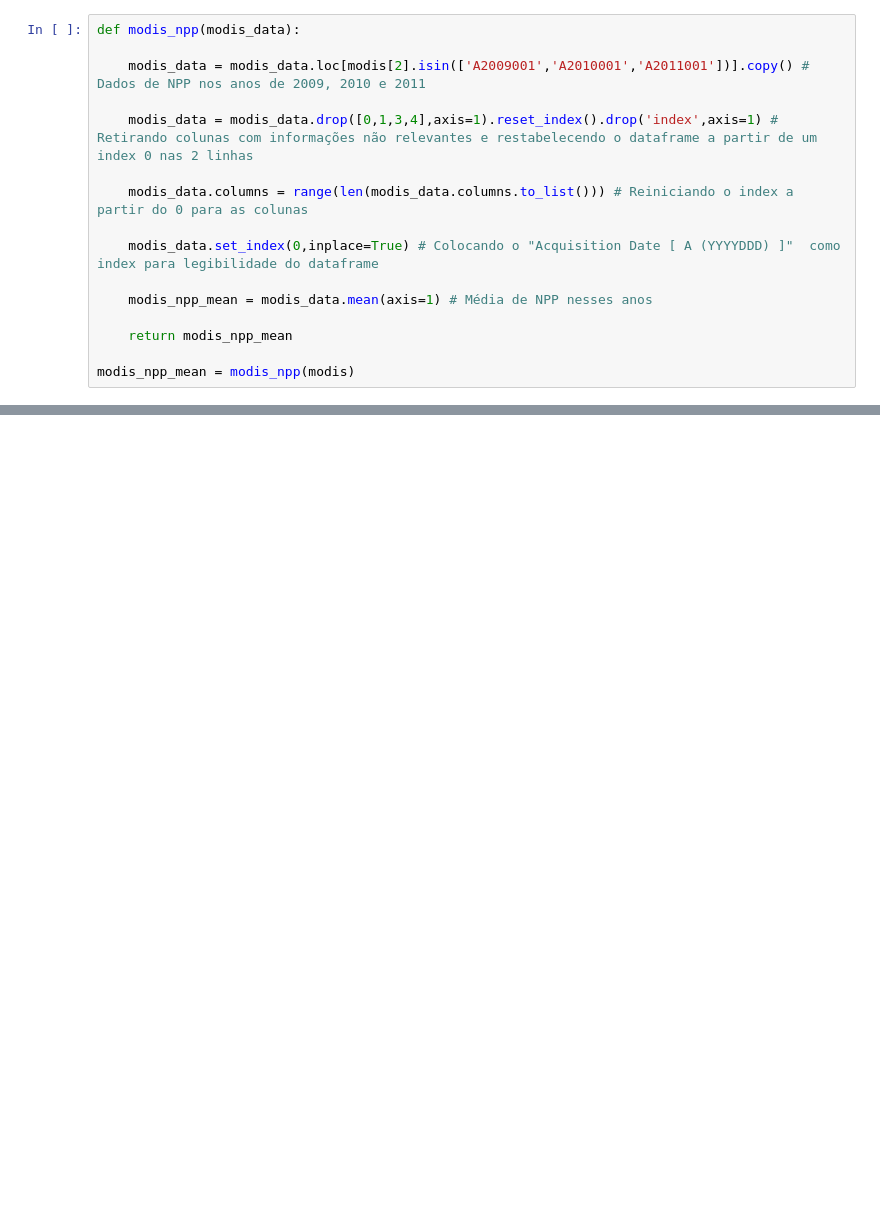
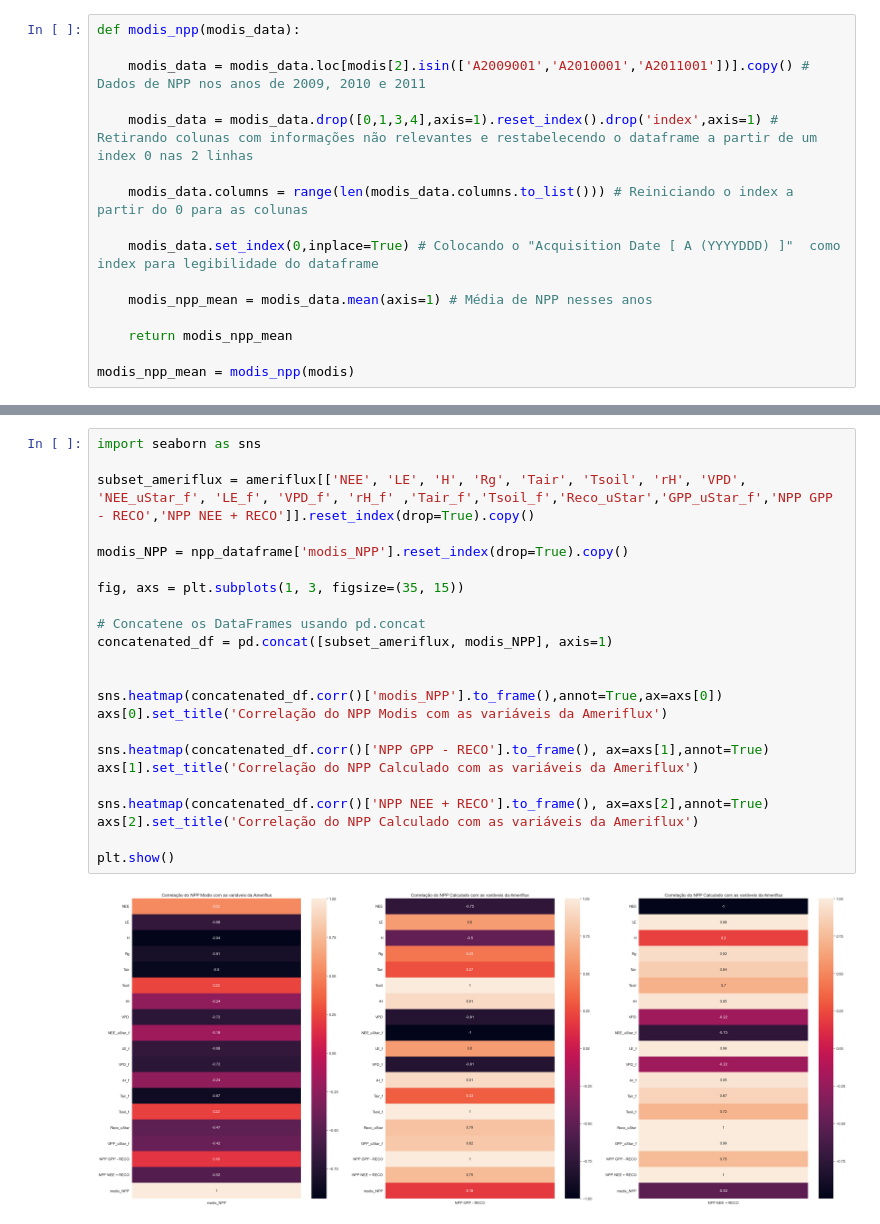
Before and after one commit to albert-santos/remote-sensing, a Jupyter notebook: Jean/Santarem/Comparacao_Santarem_Modis.ipynb, the cells around one changed output, grey strips where cells are left out. Drawn from its saved outputs; the diff is of its cells as text; blank space fills up the shorter version.

```diff
--- a/Jean/Santarem/Comparacao_Santarem_Modis.ipynb
+++ b/Jean/Santarem/Comparacao_Santarem_Modis.ipynb
@@ -229,0 +195,25 @@ reg_graph(eixo_x,eixo_y,data=data,xlabel=xlabel,ylabel=ylabel,title=title + ' FI
+# %%
+import seaborn as sns
+
+subset_ameriflux = ameriflux[['NEE', 'LE', 'H', 'Rg', 'Tair', 'Tsoil', 'rH', 'VPD', 'NEE_uStar_f', 'LE_f', 'VPD_f', 'rH_f' ,'Tair_f','Tsoil_f','Reco_uStar','GPP_uStar_f','NPP GPP - RECO','NPP NEE + RECO']].reset_index(drop=True).copy()
+
+modis_NPP = npp_dataframe['modis_NPP'].reset_index(drop=True).copy()
+
+fig, axs = plt.subplots(1, 3, figsize=(35, 15))
+
+# Concatene os DataFrames usando pd.concat
+concatenated_df = pd.concat([subset_ameriflux, modis_NPP], axis=1)
+
+
+sns.heatmap(concatenated_df.corr()['modis_NPP'].to_frame(),annot=True,ax=axs[0])
+axs[0].set_title('Correlação do NPP Modis com as variáveis da Ameriflux')
+
+sns.heatmap(concatenated_df.corr()['NPP GPP - RECO'].to_frame(), ax=axs[1],annot=True)
+axs[1].set_title('Correlação do NPP Calculado com as variáveis da Ameriflux')
+
+sns.heatmap(concatenated_df.corr()['NPP NEE + RECO'].to_frame(), ax=axs[2],annot=True)
+axs[2].set_title('Correlação do NPP Calculado com as variáveis da Ameriflux')
+
+plt.show()
+# %% [output]
+[figure, added]
```
Also changed, not shown: parts of 13 cells of this notebook, 8 other files.
